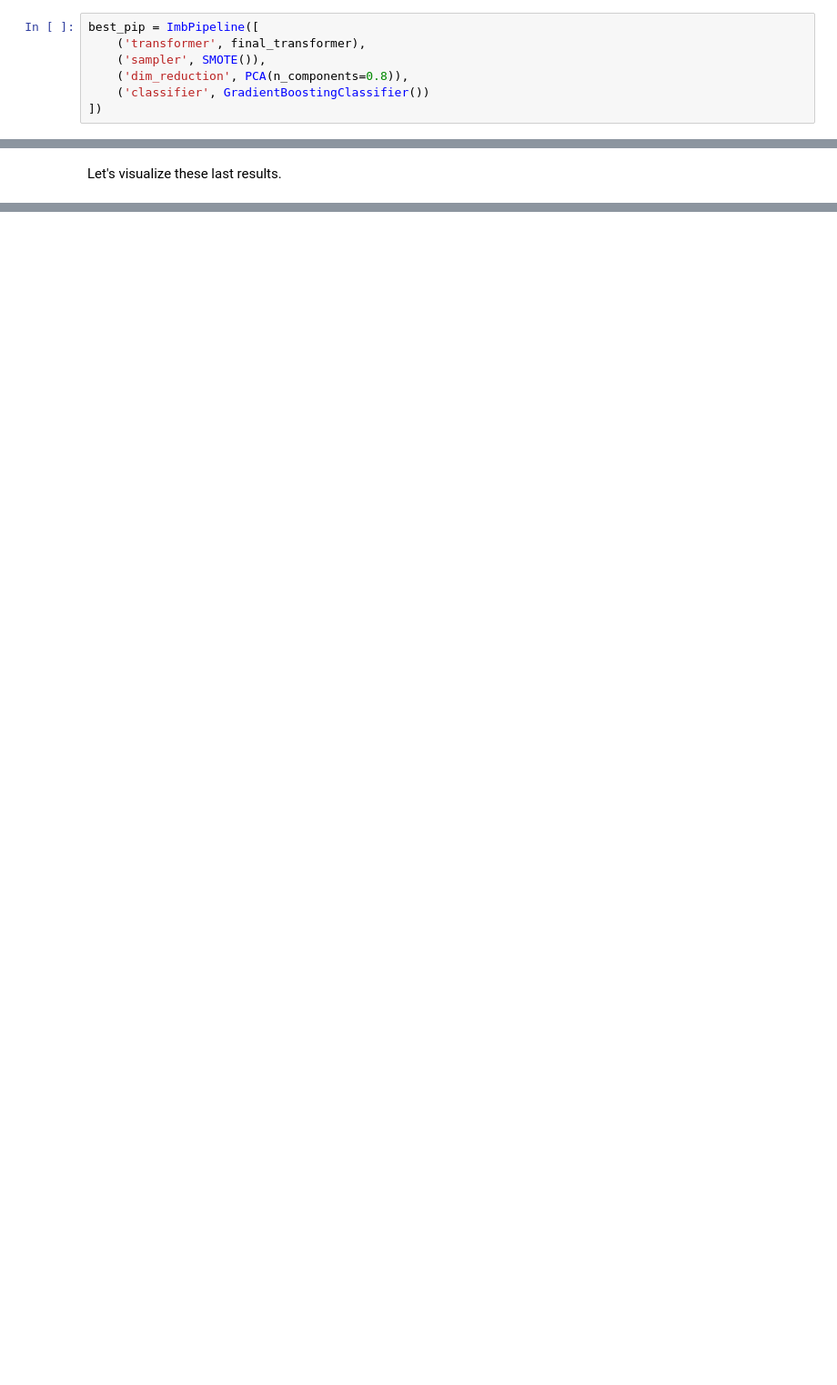
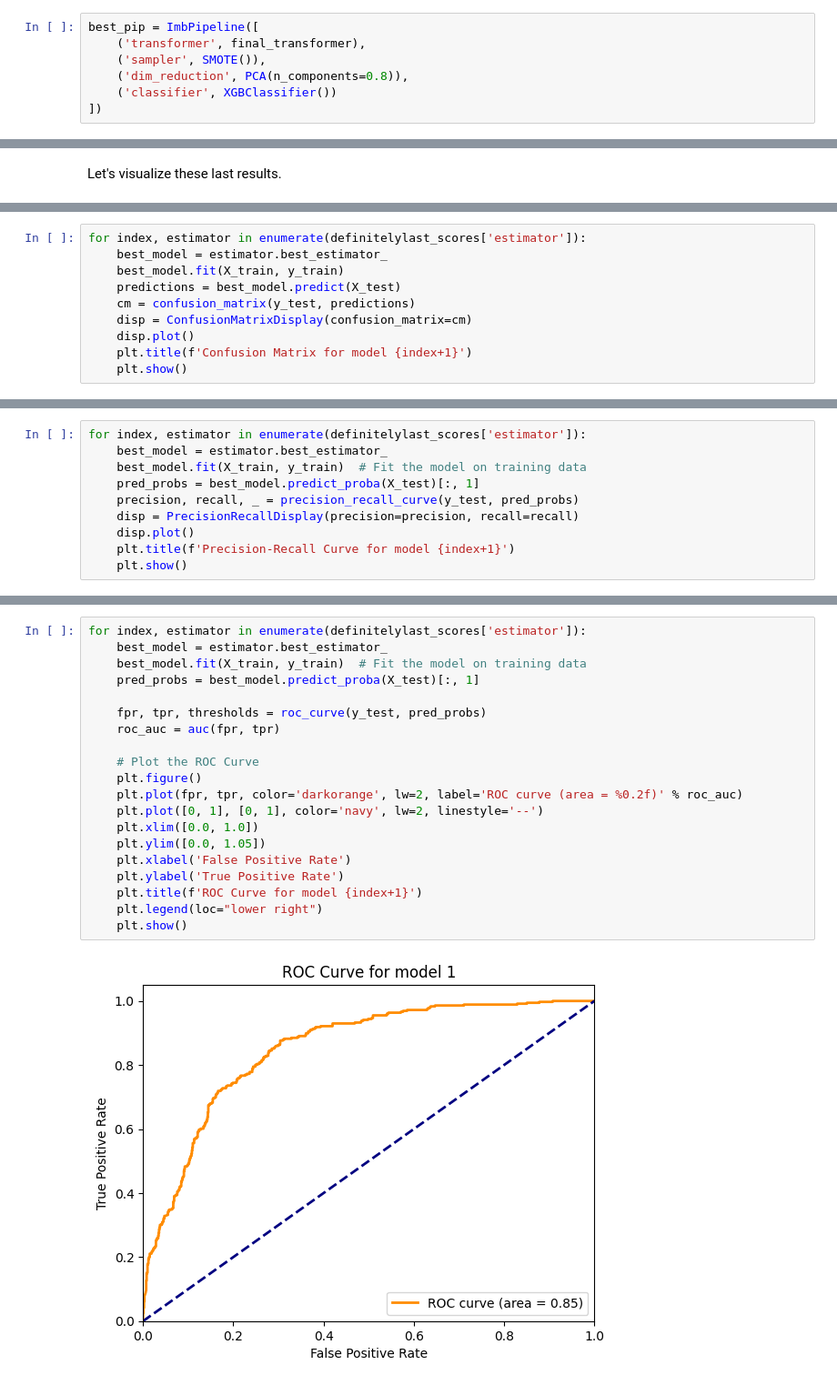
Before and after one commit to Zarcon03/ML_Project, a Jupyter notebook: MLProject/ML_Project.ipynb, the cells around one changed output, grey strips where cells are left out. Shown: that part at 91% size. Saved outputs shown, nothing was run; the diff lists cells and outputs as text; blank space fills up the shorter version.

```diff
--- a/MLProject/ML_Project.ipynb
+++ b/MLProject/ML_Project.ipynb
@@ -697,7 +708,7 @@ best_pip = ImbPipeline([
     ('transformer', final_transformer),
     ('sampler', SMOTE()),
     ('dim_reduction', PCA(n_components=0.8)),
-    ('classifier', GradientBoostingClassifier())
+    ('classifier', XGBClassifier())
 ])
 # %%
 sampler_configs = [
@@ -1013,0 +1138,10 @@ F1 on training set:0.6475539189900053, F1 on test set:0.6221719457013575
+# %%
+for index, estimator in enumerate(definitelylast_scores['estimator']):
+    best_model = estimator.best_estimator_
+    best_model.fit(X_train, y_train)
+    predictions = best_model.predict(X_test)
+    cm = confusion_matrix(y_test, predictions)
+    disp = ConfusionMatrixDisplay(confusion_matrix=cm)
+    disp.plot()
+    plt.title(f'Confusion Matrix for model {index+1}')
+    plt.show()
@@ -1013,0 +1156,10 @@ F1 on training set:0.6475539189900053, F1 on test set:0.6221719457013575
+# %%
+for index, estimator in enumerate(definitelylast_scores['estimator']):
+    best_model = estimator.best_estimator_
+    best_model.fit(X_train, y_train)  # Fit the model on training data
+    pred_probs = best_model.predict_proba(X_test)[:, 1]
+    precision, recall, _ = precision_recall_curve(y_test, pred_probs)
+    disp = PrecisionRecallDisplay(precision=precision, recall=recall)
+    disp.plot()
+    plt.title(f'Precision-Recall Curve for model {index+1}')
+    plt.show()
@@ -1013,0 +1174,22 @@ F1 on training set:0.6475539189900053, F1 on test set:0.6221719457013575
+# %%
+for index, estimator in enumerate(definitelylast_scores['estimator']):
+    best_model = estimator.best_estimator_
+    best_model.fit(X_train, y_train)  # Fit the model on training data
+    pred_probs = best_model.predict_proba(X_test)[:, 1]
+
+    fpr, tpr, thresholds = roc_curve(y_test, pred_probs)
+    roc_auc = auc(fpr, tpr)
+
+    # Plot the ROC Curve
+    plt.figure()
+    plt.plot(fpr, tpr, color='darkorange', lw=2, label='ROC curve (area = %0.2f)' % roc_auc)
+    plt.plot([0, 1], [0, 1], color='navy', lw=2, linestyle='--')
+    plt.xlim([0.0, 1.0])
+    plt.ylim([0.0, 1.05])
+    plt.xlabel('False Positive Rate')
+    plt.ylabel('True Positive Rate')
+    plt.title(f'ROC Curve for model {index+1}')
+    plt.legend(loc="lower right")
+    plt.show()
+# %% [output]
+[figure, added]
```
Also changed, not shown: parts of 52 cells of this notebook.
